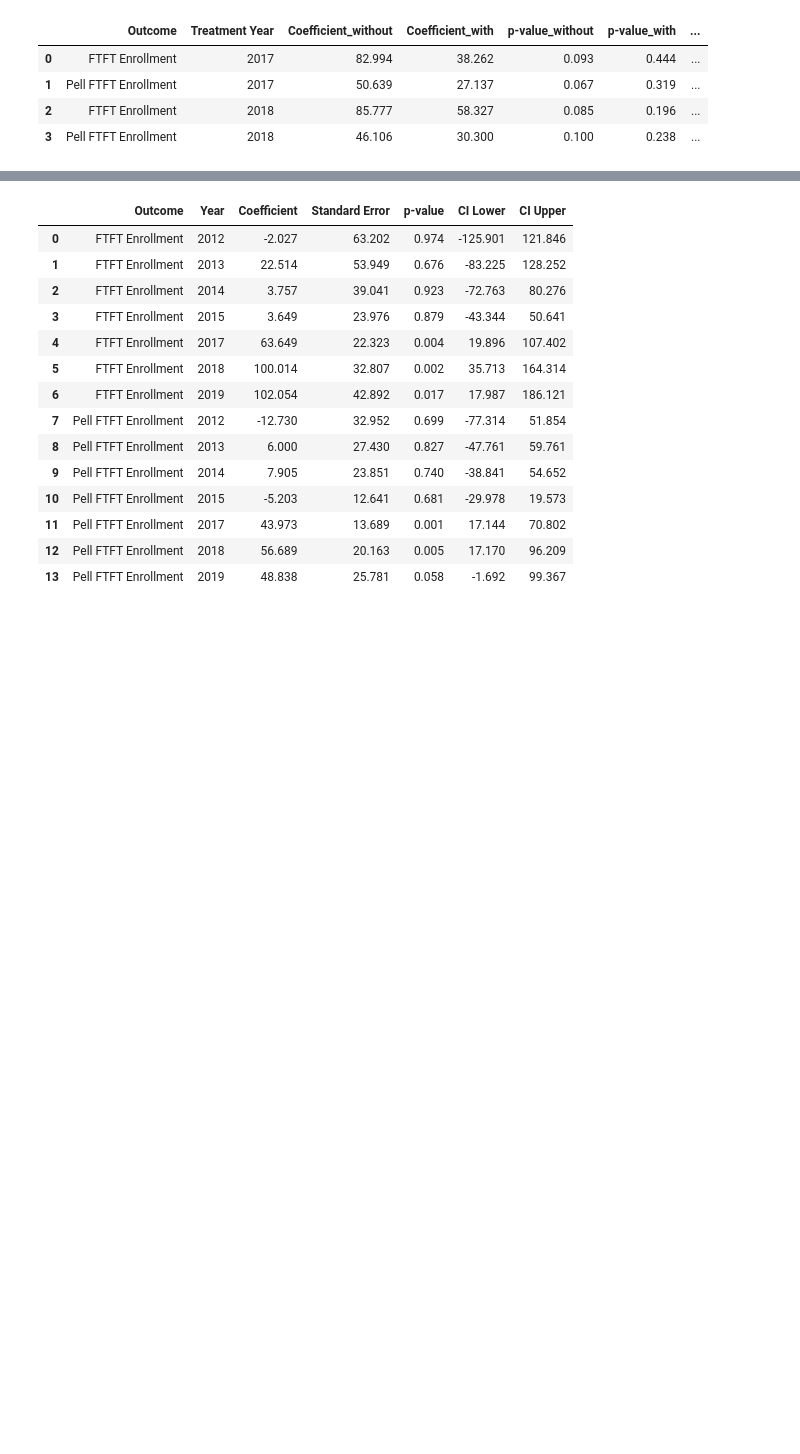
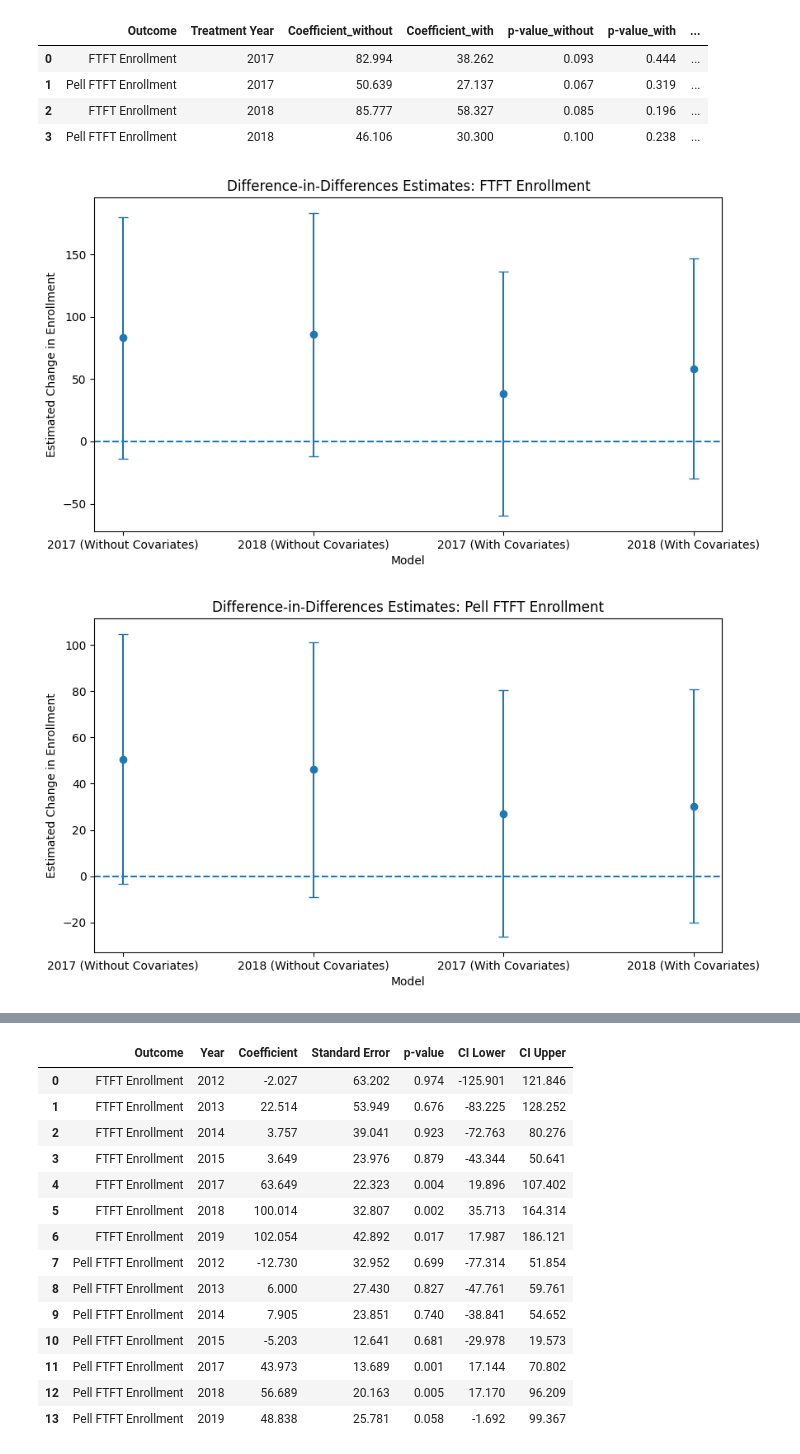
Before and after one commit to dennisesp/Econ_Replication, a Jupyter notebook: Replication/Excelsior_Replication_Step_by_Step.ipynb, the cells around one changed output, grey strips where cells are left out. Cells and saved outputs as stored; diff of their text form; code cells hidden in the pictures; blank space fills up the shorter version.

```diff
--- a/Replication/Excelsior_Replication_Step_by_Step.ipynb
+++ b/Replication/Excelsior_Replication_Step_by_Step.ipynb
@@ -6,6 +6,12 @@ I am starting with loading the panel I created during data cleaning (panel_clean
 # %%
-import pandas as pd
-panel=pd.read_csv("panel_clean.csv")
+
+import pandas as
+
+panel=pd.read_csv("../Data Cleaning/panel_clean.csv")
+from pathlib import Path
+
+figure_dir = Path("../figures")
+figure_dir.mkdir(parents=True, exist_ok=True)
 # %% [markdown]
 ### Step 2: Checking My Sample Against Howard's
 From the cleaned_panel, I'm only keeping the columns that I need to replicate the main findings of Howard (2026)
@@ -430,4 +417,73 @@ display(
 | 1 | Pell FTFT Enrollment | 2017 | 50.639 | 27.137 | 0.067 | 0.319 | ... |
 | 2 | FTFT Enrollment | 2018 | 85.777 | 58.327 | 0.085 | 0.196 | ... |
 | 3 | Pell FTFT Enrollment | 2018 | 46.106 | 30.300 | 0.100 | 0.238 | ... |
+# %%
+import pandas as pd
+import matplotlib.pyplot as plt
+
+## Combining unadjusted and adjusted DiD results
+
+did_plot = pd.concat([
+    did_results.assign(Model="Without Covariates"),
+    adjusted_results.assign(Model="With Covariates")
+], ignore_index=True)
+
+did_plot["Label"] = (
+    did_plot["Outcome"] + "\nTreatment = " + did_plot["Treatment Year"].astype(str)
+)
+
+## Plotting FTFT and Pell separately
+
+for outcome in did_plot["Outcome"].unique():
+
+    plot_data = did_plot[did_plot["Outcome"] == outcome].copy()
+
+    labels = []
+    coefs = []
+    lower = []
+    upper = []
+
+    for _, row in plot_data.iterrows():
+        labels.append(f"{row['Treatment Year']} ({row['Model']})")
+        coefs.append(row["Coefficient"])
+        lower.append(row["Coefficient"] - 1.96 * row["Standard Error"])
+        upper.append(row["Coefficient"] + 1.96 * row["Standard Error"])
+
+    errors = [
+        [coef - lo for coef, lo in zip(coefs, lower)],
+        [hi - coef for coef, hi in zip(coefs, upper)]
+    ]
+
+    plt.figure(figsize=(9, 5))
+
+    plt.errorbar(
+        x=range(len(coefs)),
+        y=coefs,
+        yerr=errors,
+        fmt="o",
+        capsize=4
+    )
+
+    plt.axhline(0, linestyle="--")
+    plt.xticks(range(len(labels)), labels)
+    plt.ylabel("Estimated Change in Enrollment")
+    plt.xlabel("Model")
+    plt.title(f"Difference-in-Differences Estimates: {outcome}")
+
+    plt.tight_layout()
+    filename = (
+        "did_ftft.png"
+        if outcome == "FTFT Enrollment"
+        else "did_pell.png"
+    )
+
+    plt.savefig(
+        figure_dir / filename,
+        dpi=300,
+        bbox_inches="tight"
+    )
+    plt.show()
+# %% [output]
+[figure, added]
+[figure, added]
 # %% [markdown]
```
Also changed, not shown: parts of 10 cells of this notebook, 10 other files.
